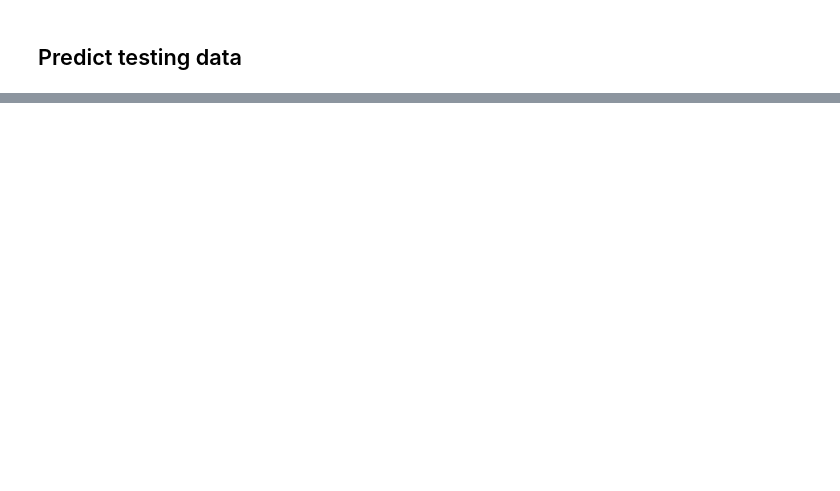
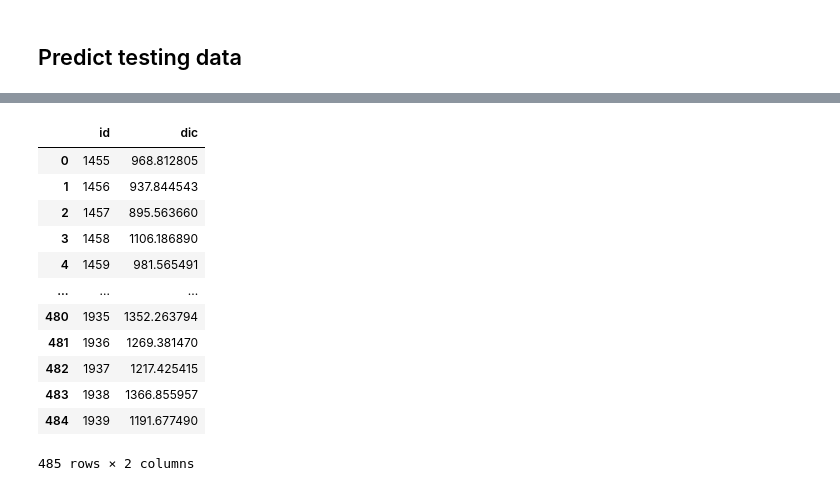
Before and after one commit to linusghanadan/ml-kaggle-competition, a Jupyter notebook: ml-kaggle-competition.ipynb, the cells around one changed output, grey strips where cells are left out. Saved outputs shown, nothing was run; the diff lists cells and outputs as text; code cells hidden in the pictures; blank space fills up the shorter version.

```diff
--- a/ml-kaggle-competition.ipynb
+++ b/ml-kaggle-competition.ipynb
@@ -75,3 +143,19 @@ train_df = train_df.drop(['id', 'unnamed:_12'], axis=1)
+# %%
+from keras.callbacks import EarlyStopping
+
+# Define your model creation function as before
+def create_model(...):
+    # model definition
+    return model
+
+# After determining the best hyperparameters, set up your model
+model = KerasRegressor(model=create_model, verbose=0, optimizer='best_optimizer', learn_rate='best_learn_rate', ...)
+
+# Set up early stopping
+early_stopping = EarlyStopping(monitor='val_loss', patience=10, verbose=1, mode='min', restore_best_weights=True)
+
+# Fit the model with early stopping
+history = model.fit(train_df.drop('dic', axis=1), train_df['dic'], validation_split=0.2, epochs=100, callbacks=[early_stopping])
 # %% [markdown]
 ## Predict testing data
 # %%
@@ -283,0 +171,34 @@ Check the list of available parameters with `estimator.get_params().keys()`
+# %%
+
+# Step 1: Retrieve the best model from grid search
+best_model = grid_result.best_estimator_
+
+# Step 2: Prepare test dataset (Make sure it's prepared in the same way as your training data)
+# If you've applied any transformations to your training dataset, apply the same here
+X_test = test_df.drop('dic', axis=1, errors='ignore')  # Assuming 'dic' might not be in your test dataset
+
+# Step 3: Use the best model to make predictions on the test dataset
+predictions = history.predict(X_test)
+# %%
+# Import data
+submission_df = pd.read_csv('data/sample_submission.csv')
+submission_df.columns = submission_df.columns.str.lower().str.replace(' ', '_')
+
+# Assuming 'predictions' is your vector of predicted values
+submission_df['dic'] = predictions
+
+submission_df
+# %% [output]
+|  | id | dic |
+| 0 | 1455 | 968.812805 |
+| 1 | 1456 | 937.844543 |
+| 2 | 1457 | 895.563660 |
+| 3 | 1458 | 1106.186890 |
+| 4 | 1459 | 981.565491 |
+| ... | ... | ... |
+| 480 | 1935 | 1352.263794 |
+| 481 | 1936 | 1269.381470 |
+| 482 | 1937 | 1217.425415 |
+| 483 | 1938 | 1366.855957 |
+| 484 | 1939 | 1191.677490 |
+485 rows × 2 columns
```
Also changed, not shown: parts of 16 cells of this notebook, 4 other files.
